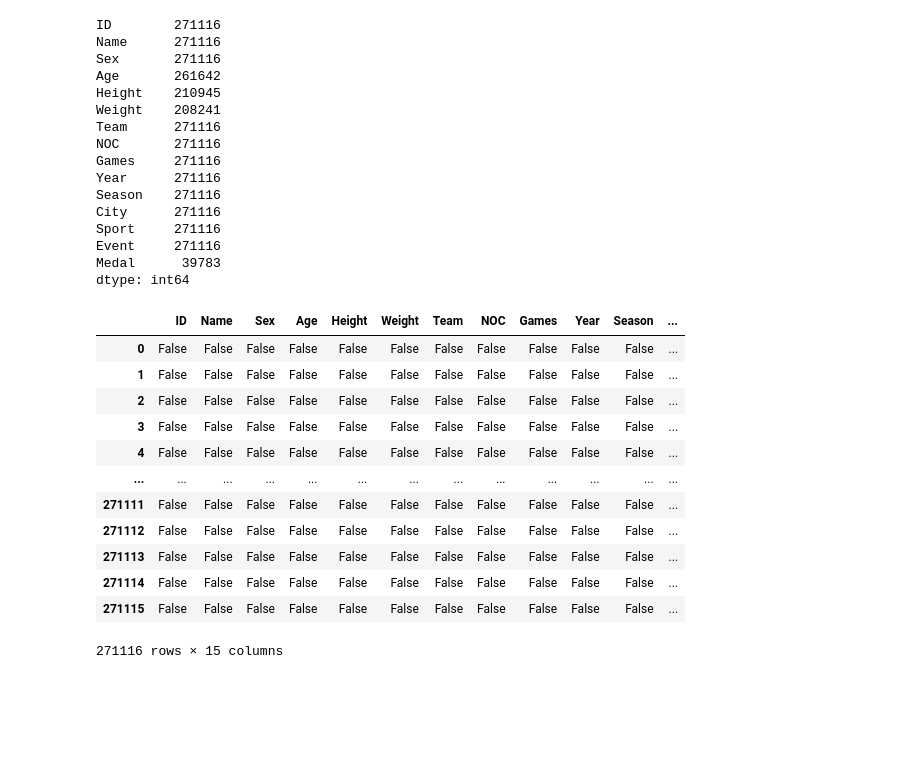
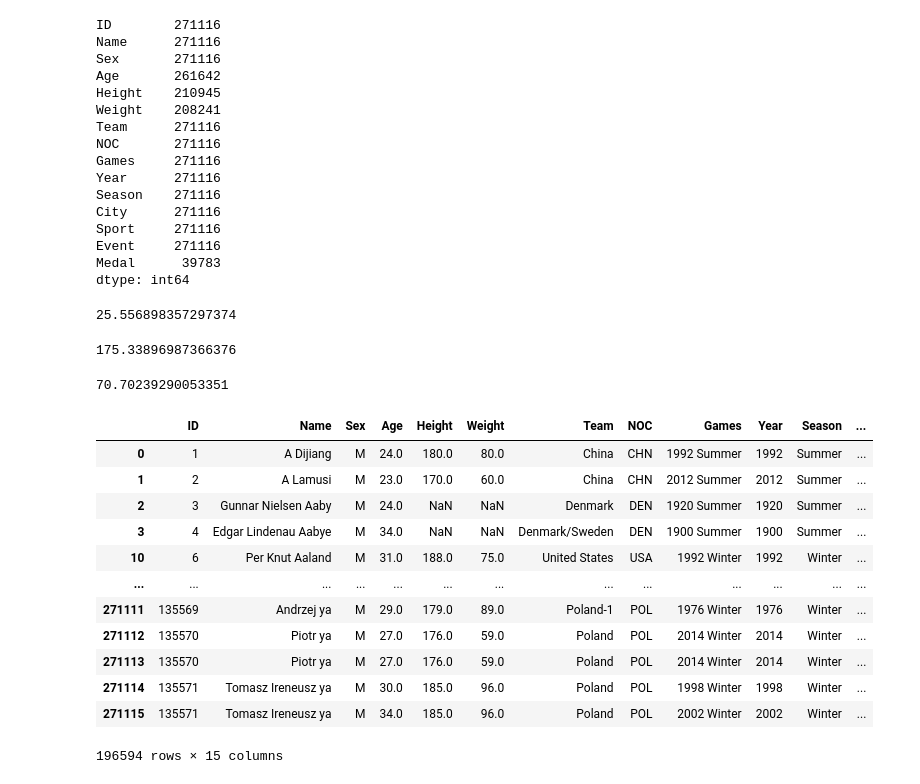
Before and after one commit to RizunDmytro/Olympic, a Jupyter notebook: Olympic.ipynb, the cells around one changed output. Drawn from its saved outputs; the diff is of its cells as text; code cells hidden in the pictures; blank space fills up the shorter version.

```diff
--- a/Olympic.ipynb
+++ b/Olympic.ipynb
@@ -37,21 +22,3 @@ Sport     271116
 Event     271116
 Medal      39783
 dtype: int64
-# %%
-Olympic = Olympic.fillna('None')
-# %%
-Olympic.isnull()
-# %% [output]
-|  | ID | Name | Sex | Age | Height | Weight | Team | NOC | Games | Year | Season | ... |
-| 0 | False | False | False | False | False | False | False | False | False | False | False | ... |
-| 1 | False | False | False | False | False | False | False | False | False | False | False | ... |
-| 2 | False | False | False | False | False | False | False | False | False | False | False | ... |
-| 3 | False | False | False | False | False | False | False | False | False | False | False | ... |
-| 4 | False | False | False | False | False | False | False | False | False | False | False | ... |
-| ... | ... | ... | ... | ... | ... | ... | ... | ... | ... | ... | ... | ... |
-| 271111 | False | False | False | False | False | False | False | False | False | False | False | ... |
-| 271112 | False | False | False | False | False | False | False | False | False | False | False | ... |
-| 271113 | False | False | False | False | False | False | False | False | False | False | False | ... |
-| 271114 | False | False | False | False | False | False | False | False | False | False | False | ... |
-| 271115 | False | False | False | False | False | False | False | False | False | False | False | ... |
-271116 rows × 15 columns
@@ -59,0 +25,33 @@ Olympic.to_csv('Athlets.csv', index=False)
+# %%
+Olympic['Age'].mean()
+#Overall mean age
+# %% [output]
+25.556898357297374
+# %%
+Olympic['Height'].mean()
+#Overall mean Height
+# %% [output]
+175.33896987366376
+# %%
+Olympic['Weight'].mean()
+#Overall mean Weight
+# %% [output]
+70.70239290053351
+# %%
+male = Olympic.query('Sex == "M"')
+male
+#retriving data for males
+# %% [output]
+|  | ID | Name | Sex | Age | Height | Weight | Team | NOC | Games | Year | Season | ... |
+| 0 | 1 | A Dijiang | M | 24.0 | 180.0 | 80.0 | China | CHN | 1992 Summer | 1992 | Summer | ... |
+| 1 | 2 | A Lamusi | M | 23.0 | 170.0 | 60.0 | China | CHN | 2012 Summer | 2012 | Summer | ... |
+| 2 | 3 | Gunnar Nielsen Aaby | M | 24.0 | NaN | NaN | Denmark | DEN | 1920 Summer | 1920 | Summer | ... |
+| 3 | 4 | Edgar Lindenau Aabye | M | 34.0 | NaN | NaN | Denmark/Sweden | DEN | 1900 Summer | 1900 | Summer | ... |
+| 10 | 6 | Per Knut Aaland | M | 31.0 | 188.0 | 75.0 | United States | USA | 1992 Winter | 1992 | Winter | ... |
+| ... | ... | ... | ... | ... | ... | ... | ... | ... | ... | ... | ... | ... |
+| 271111 | 135569 | Andrzej ya | M | 29.0 | 179.0 | 89.0 | Poland-1 | POL | 1976 Winter | 1976 | Winter | ... |
+| 271112 | 135570 | Piotr ya | M | 27.0 | 176.0 | 59.0 | Poland | POL | 2014 Winter | 2014 | Winter | ... |
+| 271113 | 135570 | Piotr ya | M | 27.0 | 176.0 | 59.0 | Poland | POL | 2014 Winter | 2014 | Winter | ... |
+| 271114 | 135571 | Tomasz Ireneusz ya | M | 30.0 | 185.0 | 96.0 | Poland | POL | 1998 Winter | 1998 | Winter | ... |
+| 271115 | 135571 | Tomasz Ireneusz ya | M | 34.0 | 185.0 | 96.0 | Poland | POL | 2002 Winter | 2002 | Winter | ... |
+196594 rows × 15 columns
```
Also changed, not shown: parts of 21 cells of this notebook.
